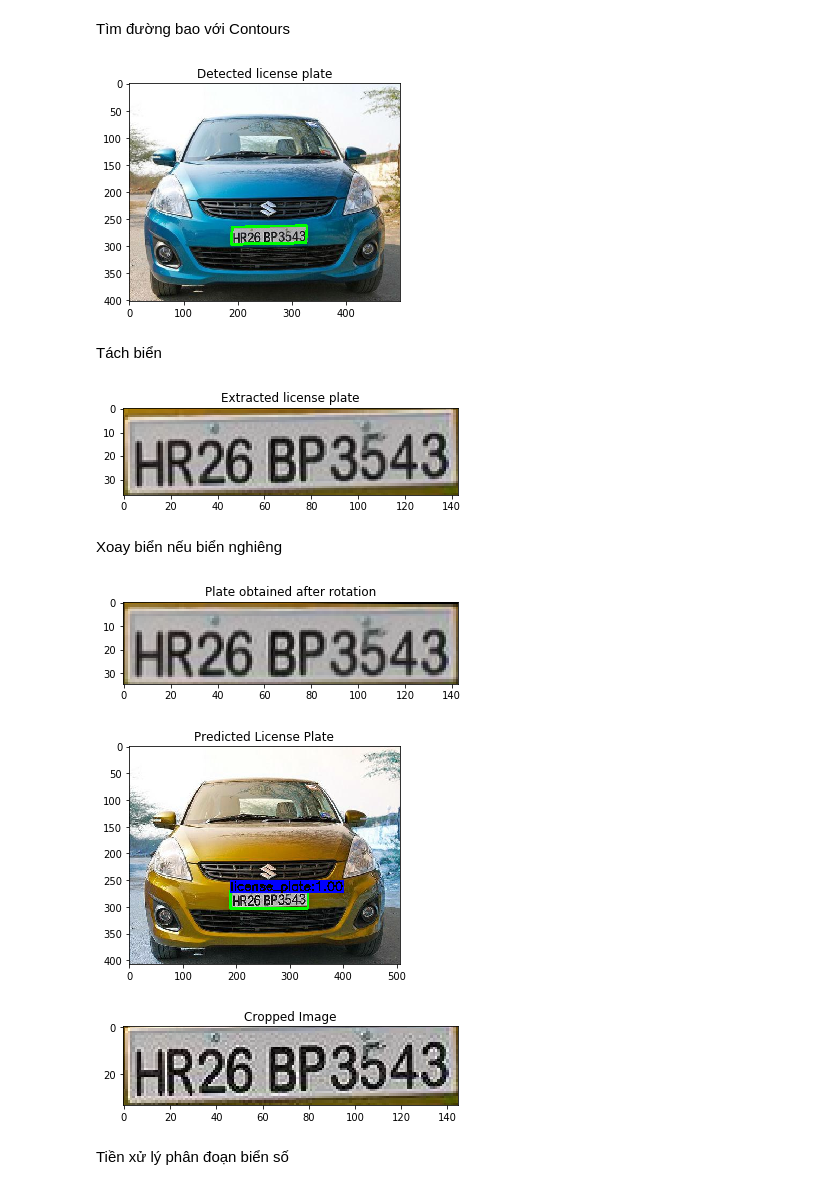
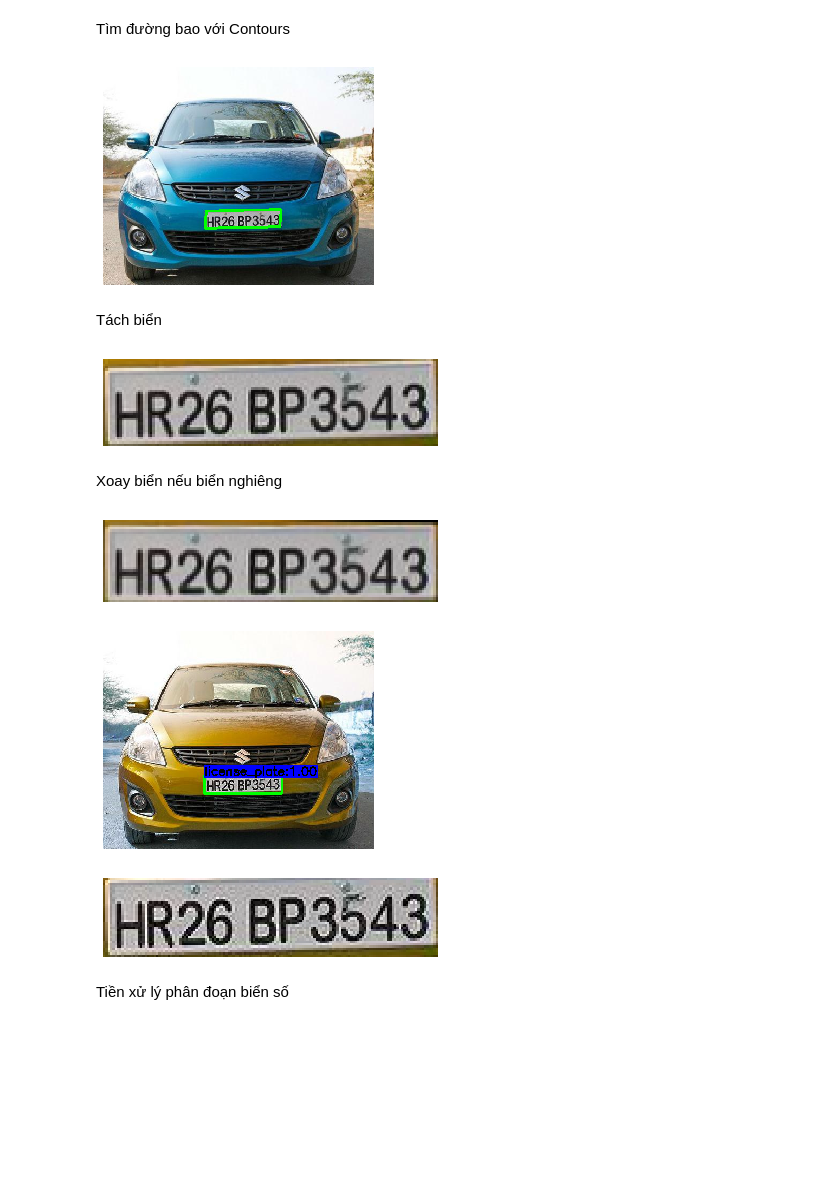
Before and after one commit to duongtruong175/license_plate_recognition, a Jupyter notebook: report_license_plate_test.ipynb, the cells around one changed output. Cells and saved outputs as stored; diff of their text form; code cells hidden in the pictures; blank space fills up the shorter version.

```diff
--- a/report_license_plate_test.ipynb
+++ b/report_license_plate_test.ipynb
@@ -50,33 +56,35 @@ Tìm đường bao với Contours
 # %%
 cnts = cv2.findContours(edged.copy(), cv2.RETR_LIST, cv2.CHAIN_APPROX_SIMPLE)[0]
 cnts=sorted(cnts, key = cv2.contourArea, reverse = True)[:30]
 NumberPlateCnt = None
 count = 0
 for c in cnts:
         peri = cv2.arcLength(c, True)
         approx = cv2.approxPolyDP(c, 0.02 * peri, True)
         if len(approx) == 4:
             NumberPlateCnt = approx
             x,y,w,h = cv2.boundingRect(c)
             ROI = img[y:y+h, x:x+w]
             break
 
 if NumberPlateCnt is not None:
     cv2.drawContours(image, [NumberPlateCnt], -1, (0,255,0), 3)
 plt.imshow(cv2.cvtColor(image, cv2.COLOR_BGR2RGB))
-plt.title("Detected license plate")
+#plt.title("Detected license plate")
+plt.axis('off')
 plt.show()
 # %% [output]
-[figure, old version]
+[figure, new version]
 # %% [markdown]
 Tách biển
 # %%
 
 plt.imshow(ROI)
-plt.title("Extracted license plate")
+#plt.title("Extracted license plate")
+plt.axis('off')
 plt.show()
 # %% [output]
-[figure, old version]
+[figure, new version]
 # %% [markdown]
 Xoay biển nếu biển nghiêng
 # %%
@@ -127,10 +135,11 @@ else:
     h = img_result.shape[0]+opp//2
 img_result = img_result[0:h, :]
 plt.imshow(img_result)
-plt.title("Plate obtained after rotation")
+#plt.title("Plate obtained after rotation")
+plt.axis('off')
 plt.show()
 # %% [output]
-[figure, old version]
+[figure, new version]
 # %%
 
 confThreshold = 0.5
@@ -231,14 +240,16 @@ outs = net.forward(getOutputsNames(net))
 cropped = postprocess(imagery, outs)
 
 plt.imshow(imagery)
-plt.title("Predicted License Plate")
+#plt.title("Predicted License Plate")
+plt.axis('off')
 plt.show()
 plt.imshow(cropped)
-plt.title("Cropped Image")
+#plt.title("Cropped Image")
+plt.axis('off')
 plt.show()
 # %% [output]
-[figure, old version]
+[figure, new version]
-[figure, old version]
+[figure, new version]
 # %% [markdown]
 Tiền xử lý phân đoạn biển số
 # %%
```
Also changed, not shown: parts of 8 cells of this notebook, 2 other files.
